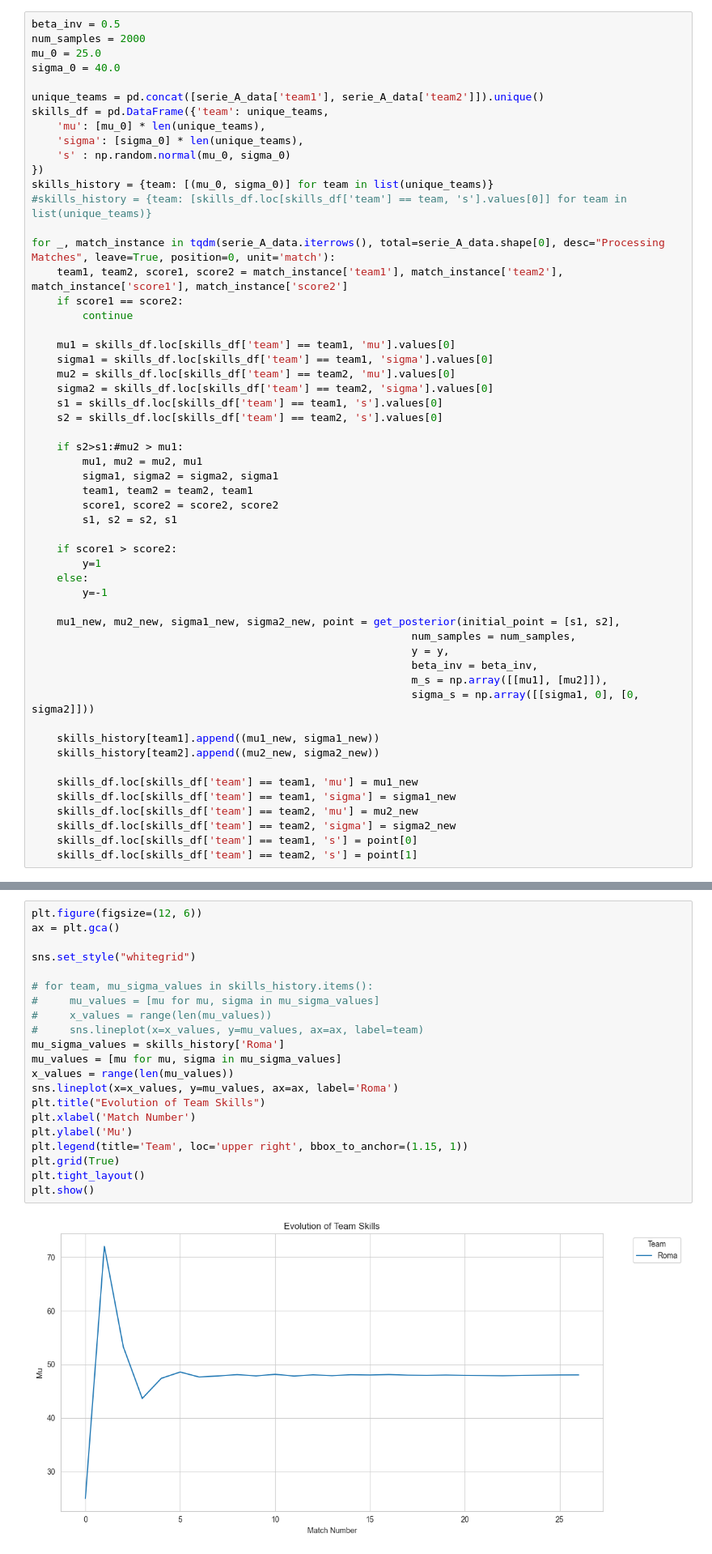
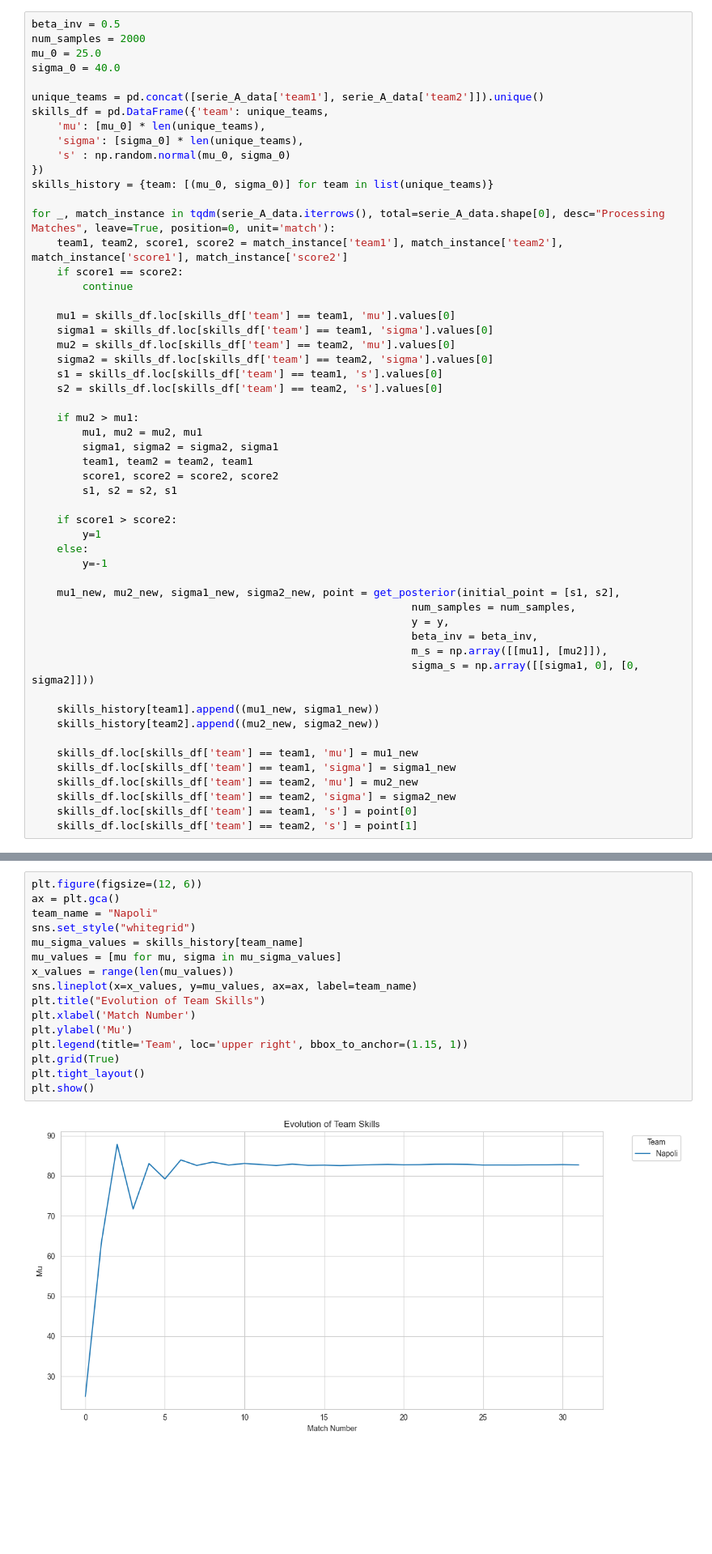
Before and after one commit to axeUUeng/APMASK-Project, a Jupyter notebook: Q5/q5.ipynb, the cells around one changed output, grey strips where cells are left out. Shown at 81% size. Drawn from its saved outputs; the diff is of its cells as text; blank space fills up the shorter version.

```diff
--- a/Q5/q5.ipynb
+++ b/Q5/q5.ipynb
@@ -50,7 +50,6 @@ skills_df = pd.DataFrame({'team': unique_teams,
     's' : np.random.normal(mu_0, sigma_0)
 })
 skills_history = {team: [(mu_0, sigma_0)] for team in list(unique_teams)}
-#skills_history = {team: [skills_df.loc[skills_df['team'] == team, 's'].values[0]] for team in list(unique_teams)}
 
 for _, match_instance in tqdm(serie_A_data.iterrows(), total=serie_A_data.shape[0], desc="Processing Matches", leave=True, position=0, unit='match'):
     team1, team2, score1, score2 = match_instance['team1'], match_instance['team2'], match_instance['score1'], match_instance['score2']
@@ -64,7 +63,7 @@ for _, match_instance in tqdm(serie_A_data.iterrows(), total=serie_A_data.shape[
     s1 = skills_df.loc[skills_df['team'] == team1, 's'].values[0]
     s2 = skills_df.loc[skills_df['team'] == team2, 's'].values[0]
 
-    if s2>s1:#mu2 > mu1:
+    if mu2 > mu1:
         mu1, mu2 = mu2, mu1
         sigma1, sigma2 = sigma2, sigma1
         team1, team2 = team2, team1
@@ -116,26 +115,21 @@ plt.show()
 # %%
 plt.figure(figsize=(12, 6))
 ax = plt.gca()
-
+team_name = "Napoli"
 sns.set_style("whitegrid")
-
-# for team, mu_sigma_values in skills_history.items():
-#     mu_values = [mu for mu, sigma in mu_sigma_values]
-#     x_values = range(len(mu_values))
-#     sns.lineplot(x=x_values, y=mu_values, ax=ax, label=team)
-mu_sigma_values = skills_history['Roma']
+mu_sigma_values = skills_history[team_name]
 mu_values = [mu for mu, sigma in mu_sigma_values]
 x_values = range(len(mu_values))
-sns.lineplot(x=x_values, y=mu_values, ax=ax, label='Roma')
+sns.lineplot(x=x_values, y=mu_values, ax=ax, label=team_name)
 plt.title("Evolution of Team Skills")
 plt.xlabel('Match Number')
 plt.ylabel('Mu')
 plt.legend(title='Team', loc='upper right', bbox_to_anchor=(1.15, 1))
 plt.grid(True)
 plt.tight_layout()
 plt.show()
 # %% [output]
-[figure, old version]
+[figure, new version]
 # %%
 sorted_skills_df = skills_df.sort_values(by='mu', ascending=False)
 
```
Also changed, not shown: parts of 8 cells of this notebook.
